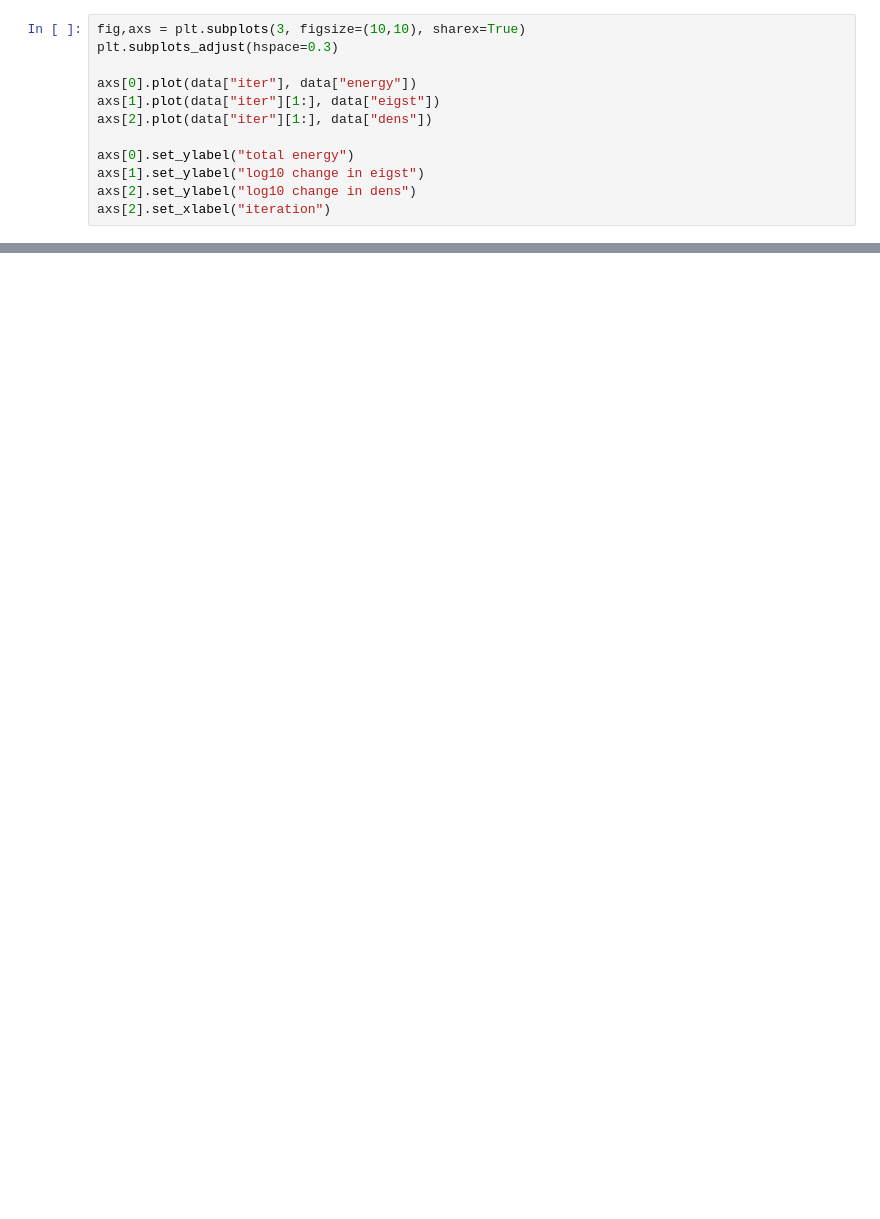
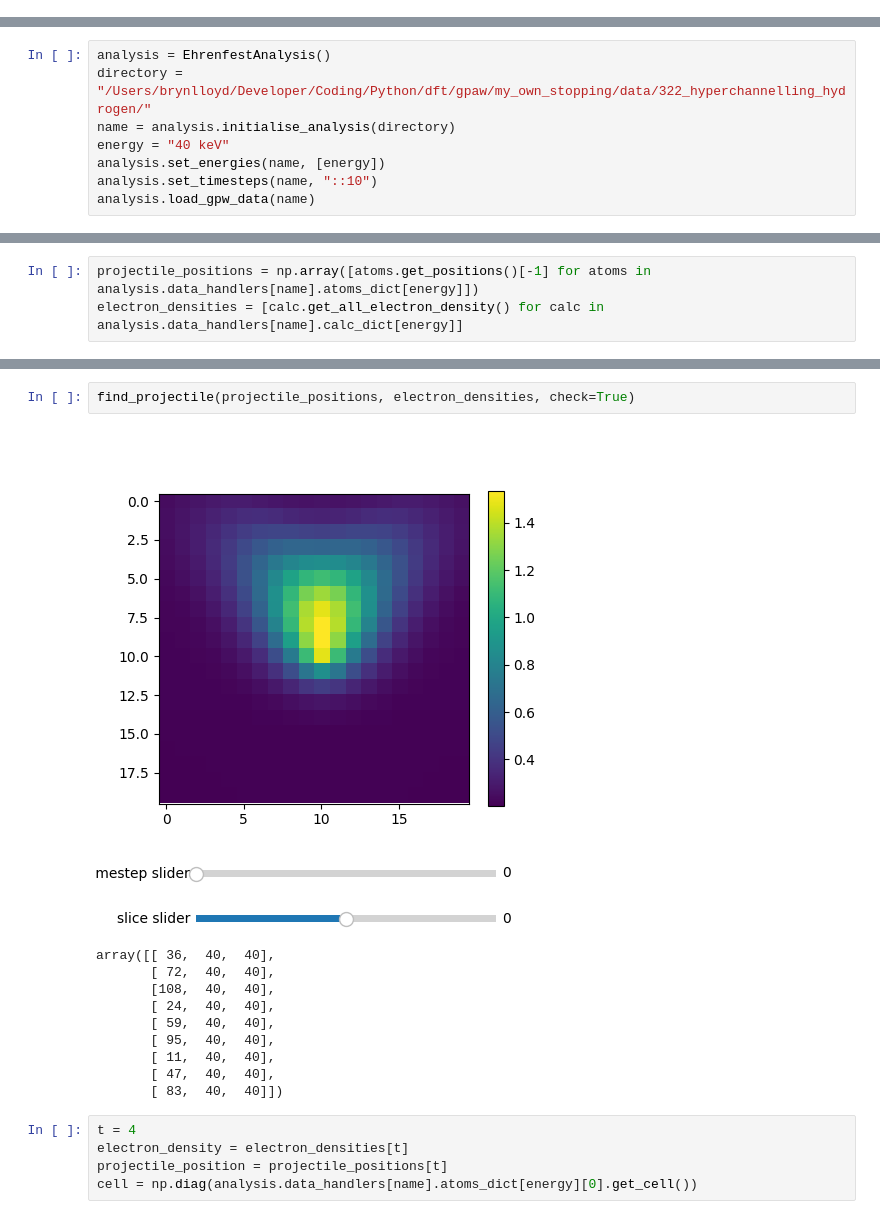
Before and after one commit to brynlloyd1/stopping_power_analysis, a Jupyter notebook: charge_state_analysis.ipynb, the cells around one changed output, grey strips where cells are left out. Saved outputs shown, nothing was run; the diff lists cells and outputs as text; blank space fills up the shorter version.

```diff
--- a/charge_state_analysis.ipynb
+++ b/charge_state_analysis.ipynb
@@ -61,12 +8,0 @@ Skipping malformed line: iter:   1 14:13:07  -202.578762
-# %%
-fig,axs = plt.subplots(3, figsize=(10,10), sharex=True)
-plt.subplots_adjust(hspace=0.3)
-
-axs[0].plot(data["iter"], data["energy"])
-axs[1].plot(data["iter"][1:], data["eigst"])
-axs[2].plot(data["iter"][1:], data["dens"])
-
-axs[0].set_ylabel("total energy")
-axs[1].set_ylabel("log10 change in eigst")
-axs[2].set_ylabel("log10 change in dens")
-axs[2].set_xlabel("iteration")
@@ -75,0 +9,8 @@ Text(0.5, 0, 'iteration')
+# %%
+analysis = EhrenfestAnalysis()
+directory = "/Users/brynlloyd/Developer/Coding/Python/dft/gpaw/my_own_stopping/data/322_hyperchannelling_hydrogen/"
+name = analysis.initialise_analysis(directory)
+energy = "40 keV"
+analysis.set_energies(name, [energy])
+analysis.set_timesteps(name, "::10")
+analysis.load_gpw_data(name)
@@ -75,0 +35,3 @@ Text(0.5, 0, 'iteration')
+# %%
+projectile_positions = np.array([atoms.get_positions()[-1] for atoms in analysis.data_handlers[name].atoms_dict[energy]])
+electron_densities = [calc.get_all_electron_density() for calc in analysis.data_handlers[name].calc_dict[energy]]
@@ -75,0 +98,18 @@ Text(0.5, 0, 'iteration')
+# %%
+find_projectile(projectile_positions, electron_densities, check=True)
+# %% [output]
+[figure, added]
+array([[ 36,  40,  40],
+       [ 72,  40,  40],
+       [108,  40,  40],
+       [ 24,  40,  40],
+       [ 59,  40,  40],
+       [ 95,  40,  40],
+       [ 11,  40,  40],
+       [ 47,  40,  40],
+       [ 83,  40,  40]])
+# %%
+t = 4
+electron_density = electron_densities[t]
+projectile_position = projectile_positions[t]
+cell = np.diag(analysis.data_handlers[name].atoms_dict[energy][0].get_cell())
```
Also changed, not shown: parts of 13 cells of this notebook, 6 other files.
